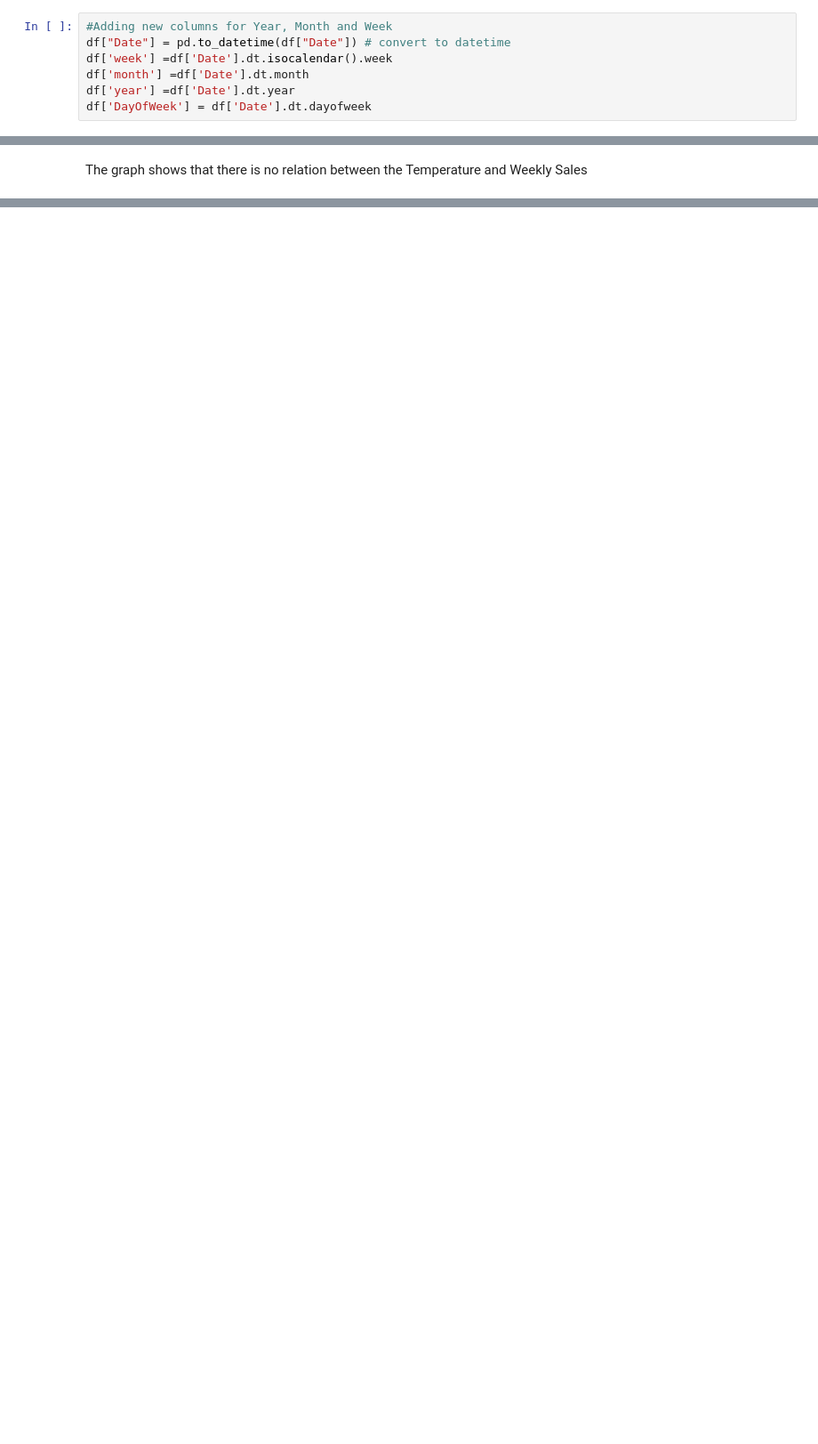
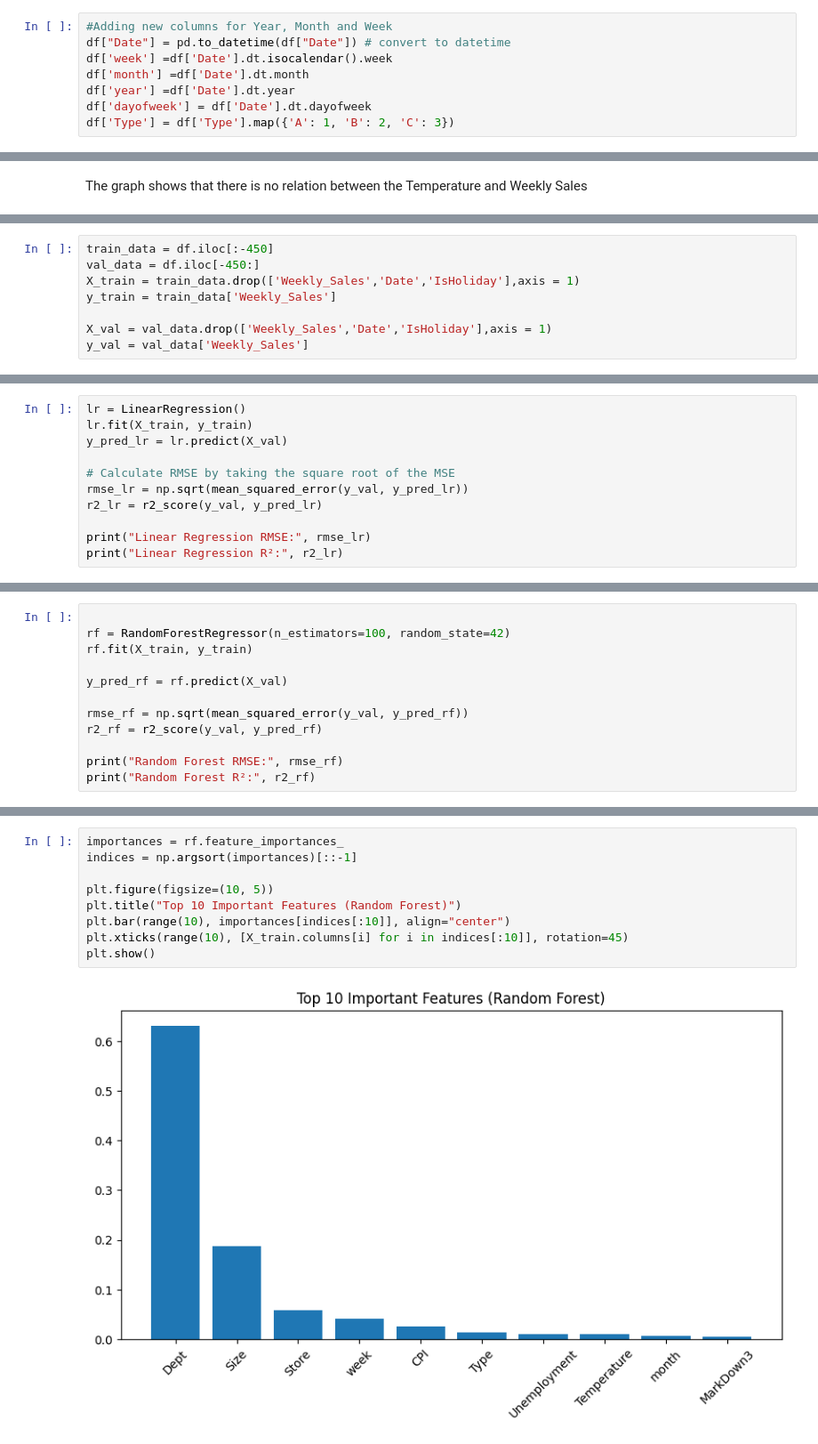
Before and after one commit to PrathamMehta1011/Walmart-Sales-Prediction, a Jupyter notebook: Walmart_Sales_Prediction.ipynb, the cells around one changed output, grey strips where cells are left out. Shown at 89% size. Saved outputs shown, nothing was run; the diff lists cells and outputs as text; blank space fills up the shorter version.

```diff
--- a/Walmart_Sales_Prediction.ipynb
+++ b/Walmart_Sales_Prediction.ipynb
@@ -341,7 +325,8 @@ df["Date"] = pd.to_datetime(df["Date"]) # convert to datetime
 df['week'] =df['Date'].dt.isocalendar().week
 df['month'] =df['Date'].dt.month
 df['year'] =df['Date'].dt.year
-df['DayOfWeek'] = df['Date'].dt.dayofweek
+df['dayofweek'] = df['Date'].dt.dayofweek
+df['Type'] = df['Type'].map({'A': 1, 'B': 2, 'C': 3})
 # %%
 #Avg Monthly Sales
 sales_month = df.groupby('month')['Weekly_Sales'].mean()
@@ -421,0 +396,8 @@ df
+# %%
+train_data = df.iloc[:-450]
+val_data = df.iloc[-450:]
+X_train = train_data.drop(['Weekly_Sales','Date','IsHoliday'],axis = 1)
+y_train = train_data['Weekly_Sales']
+
+X_val = val_data.drop(['Weekly_Sales','Date','IsHoliday'],axis = 1)
+y_val = val_data['Weekly_Sales']
@@ -421,0 +406,11 @@ df
+# %%
+lr = LinearRegression()
+lr.fit(X_train, y_train)
+y_pred_lr = lr.predict(X_val)
+
+# Calculate RMSE by taking the square root of the MSE
+rmse_lr = np.sqrt(mean_squared_error(y_val, y_pred_lr))
+r2_lr = r2_score(y_val, y_pred_lr)
+
+print("Linear Regression RMSE:", rmse_lr)
+print("Linear Regression R²:", r2_lr)
@@ -421,0 +427,12 @@ df
+# %%
+
+rf = RandomForestRegressor(n_estimators=100, random_state=42)
+rf.fit(X_train, y_train)
+
+y_pred_rf = rf.predict(X_val)
+
+rmse_rf = np.sqrt(mean_squared_error(y_val, y_pred_rf))
+r2_rf = r2_score(y_val, y_pred_rf)
+
+print("Random Forest RMSE:", rmse_rf)
+print("Random Forest R²:", r2_rf)
@@ -421,0 +458,11 @@ df
+# %%
+importances = rf.feature_importances_
+indices = np.argsort(importances)[::-1]
+
+plt.figure(figsize=(10, 5))
+plt.title("Top 10 Important Features (Random Forest)")
+plt.bar(range(10), importances[indices[:10]], align="center")
+plt.xticks(range(10), [X_train.columns[i] for i in indices[:10]], rotation=45)
+plt.show()
+# %% [output]
+[figure, added]
```
Also changed, not shown: parts of 30 cells of this notebook.
